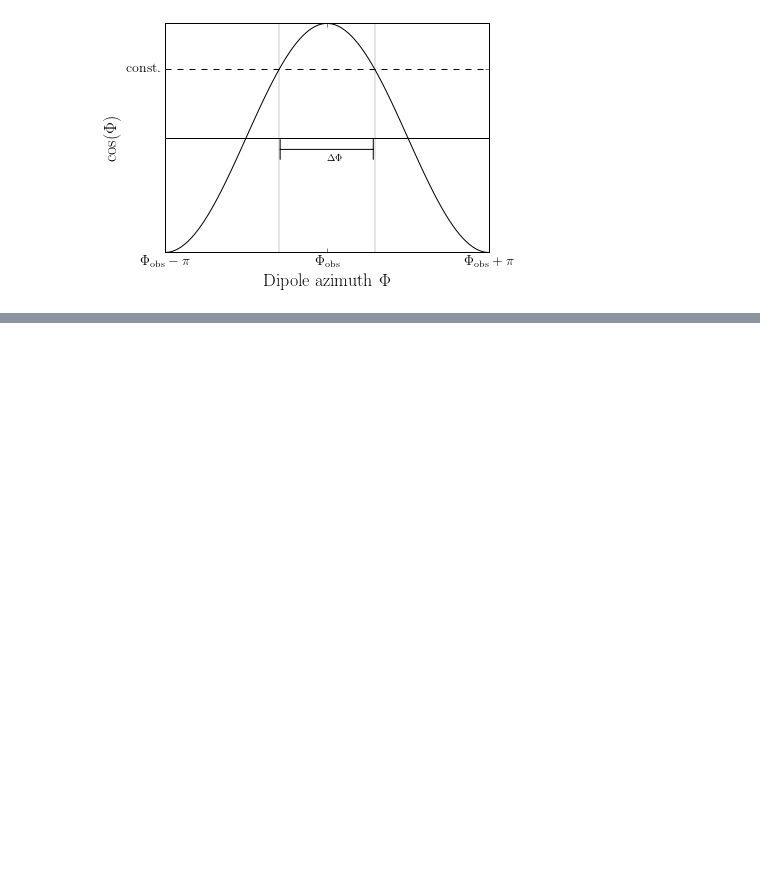
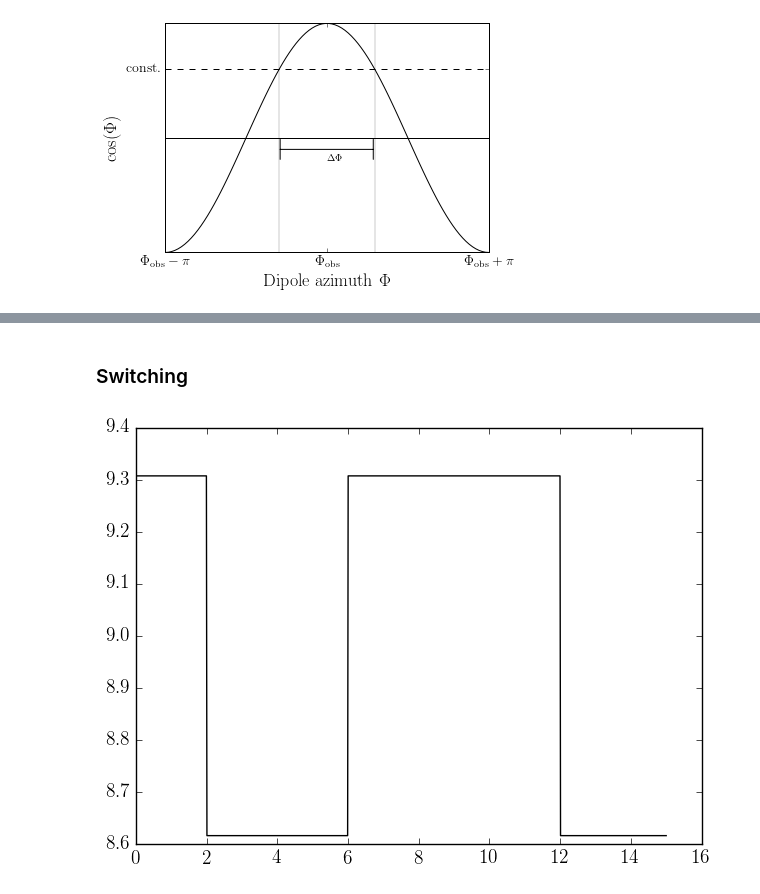
Before and after one commit to GregoryAshton/neutron_star_modelling, a Jupyter notebook: BeamwidthCalculation/GeneratePlots.ipynb, the cells around one changed output, grey strips where cells are left out. Saved outputs shown, nothing was run; the diff lists cells and outputs as text; code cells hidden in the pictures; blank space fills up the shorter version.

```diff
--- a/BeamwidthCalculation/GeneratePlots.ipynb
+++ b/BeamwidthCalculation/GeneratePlots.ipynb
@@ -158,0 +146,31 @@ plt.show()
+# %% [markdown]
+### Switching
+# %%
+def SignalModel(theta, time):
+    WA, WB, T, tAB, tBC, tCD, phi0 = theta
+    W = np.zeros(len(time)) + WA
+
+    ti_mod = np.mod(time + phi0*T, T)
+    W[(tAB < ti_mod) & (ti_mod < tAB+tBC)] = WB
+    W[tAB + tBC + tCD < ti_mod] = WB
+
+    return W
+
+
+chi = 1.5
+theta = 0.1
+tauP = 10
+P = 1e-1
+ThetaO = 1.5
+Theta = 1.8
+time = np.linspace(0, 15, 1000)
+
+theta = [0.1, 0.2, 10, 2, 4, 5, 0]
+sigmaB = SignalModel(theta, time)
+
+fig, ax = plt.subplots(nrows=1, sharex=True)
+
+ax.plot(time, nsmod.Physics_Functions.Wp(P, Theta, ThetaO, sigmaB), "-")
+plt.show()
+# %% [output]
+[figure, added]
```
Also changed, not shown: parts of 5 cells of this notebook, 7 other files.
